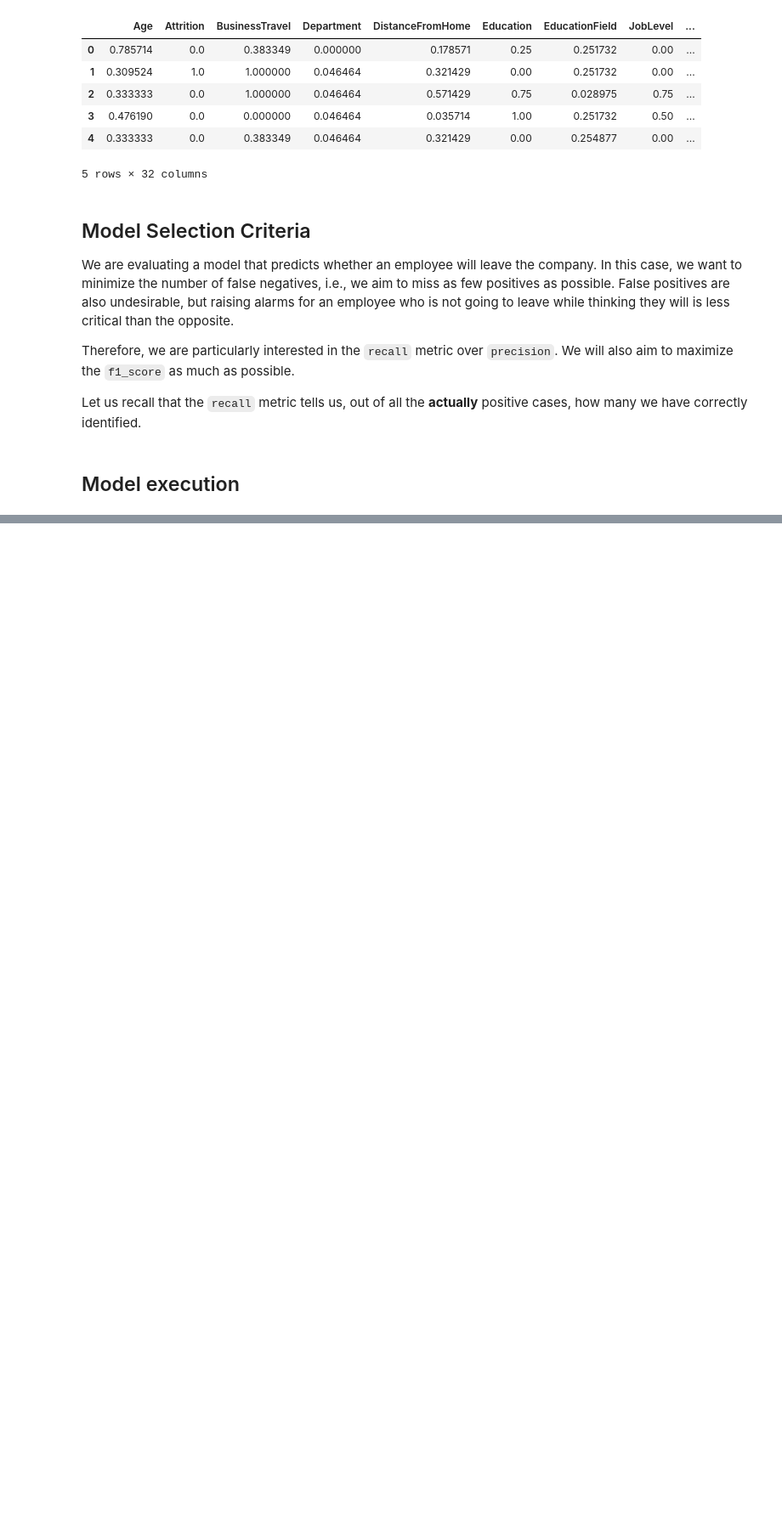
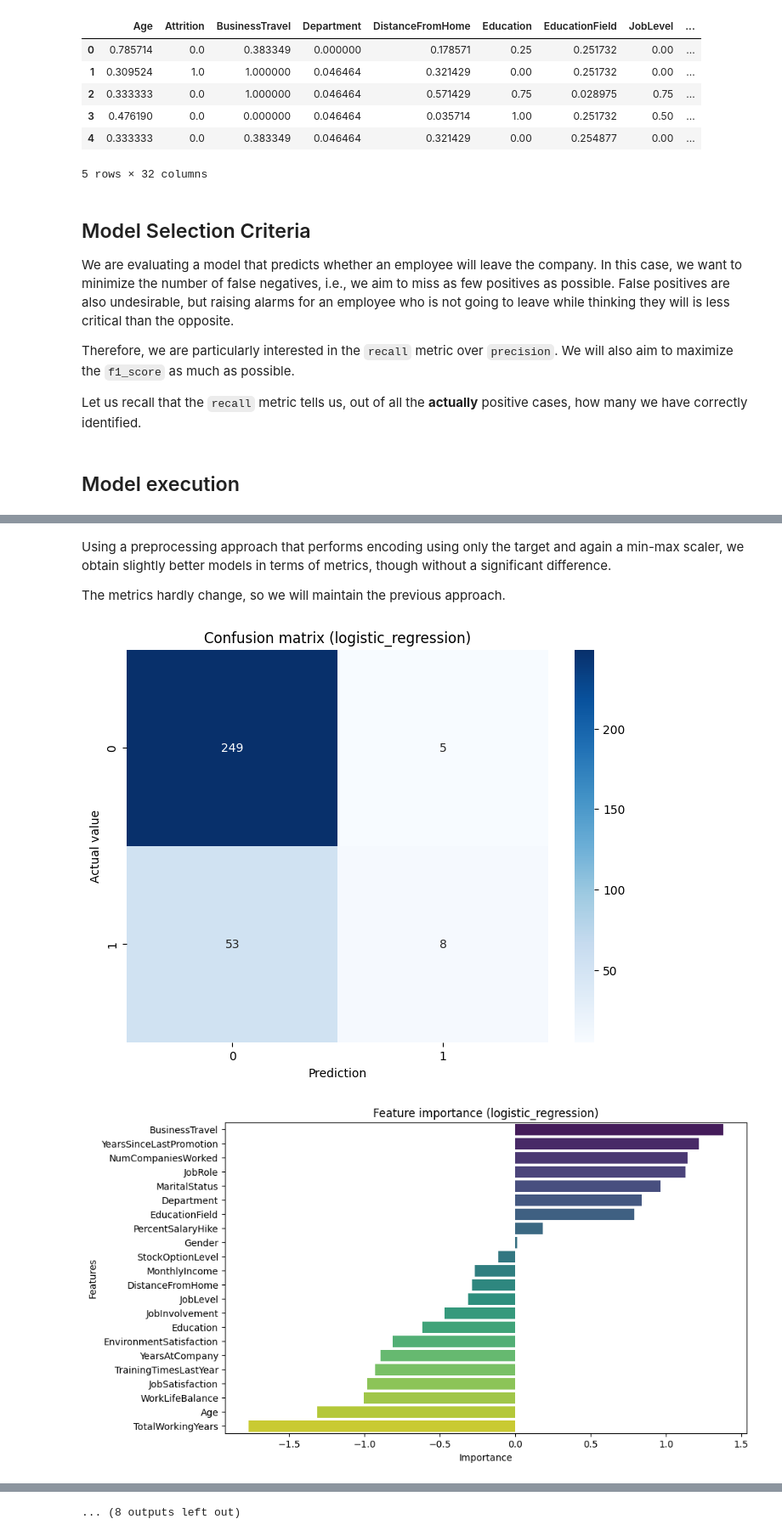
Before and after one commit to SupernovaIa/Proyecto-8-Prediccion-de-Retencion-de-Empleados, a Jupyter notebook: notebook/04-model.ipynb, the cells around one changed output, grey strips where cells are left out. Shown at 85% size. Saved outputs shown, nothing was run; the diff lists cells and outputs as text; code cells hidden in the pictures; blank space fills up the shorter version.

```diff
--- a/notebook/04-model.ipynb
+++ b/notebook/04-model.ipynb
@@ -92,0 +107,4 @@ df_results_colors
+# %%
+df_2 = pd.read_csv('../data/output/complete_data_preprocessed_2.csv', index_col=0)
+# %%
+models_2 = ClassificationModels(df_2, "Attrition")
@@ -92,0 +128,21 @@ df_results_colors
+# %% [markdown]
+Using a preprocessing approach that performs encoding using only the target and again a min-max scaler, we obtain slightly better models in terms of metrics, though without a significant difference.
+
+The metrics hardly change, so we will maintain the previous approach.
+# %%
+model_list = ["logistic_regression", "tree", "random_forest", "gradient_boosting", "xgboost"]
+df_results_2 = pd.DataFrame()
+
+for model in model_list:
+
+    models_2.fit_model(model, file_name=f"{model}_2")
+    models_2.plot_confusion_matrix(model)
+    models_2.plot_predictors_importance(model)
+    models_2.plot_shap_summary(model)
+    df_current_results_2 = models_2.get_metrics(model)
+    df_current_results_2["model"] = model
+    df_results_2 = pd.concat([df_results_2, df_current_results_2], axis = 0)
+    models_2.plot_roc_curve(model)
+# %% [output]
+[figure, added]
+[figure, added]
@@ -92,0 +159 @@ df_results_colors
+... (8 outputs left out)
```
Also changed, not shown: parts of 9 cells of this notebook, 15 other files.
